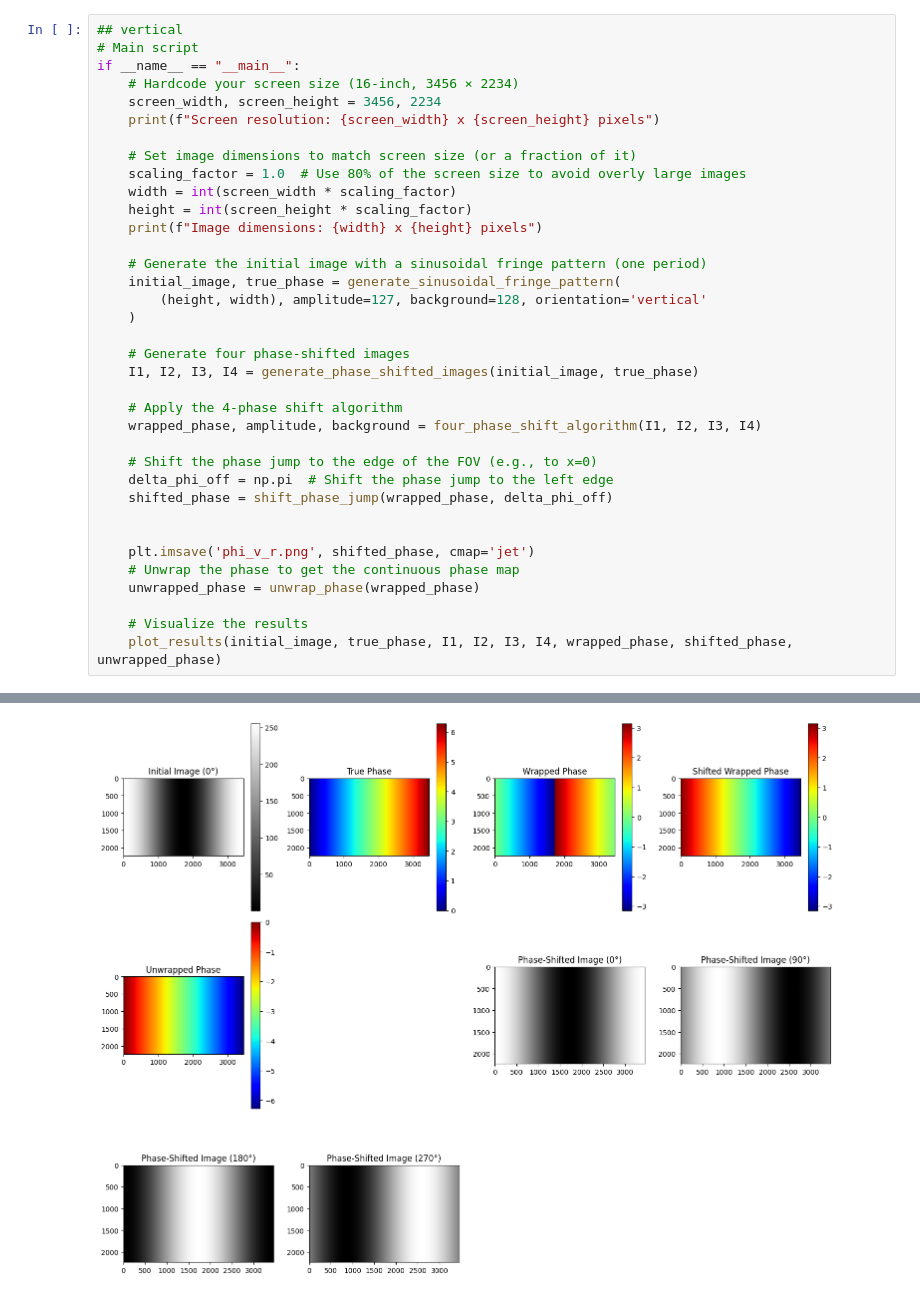
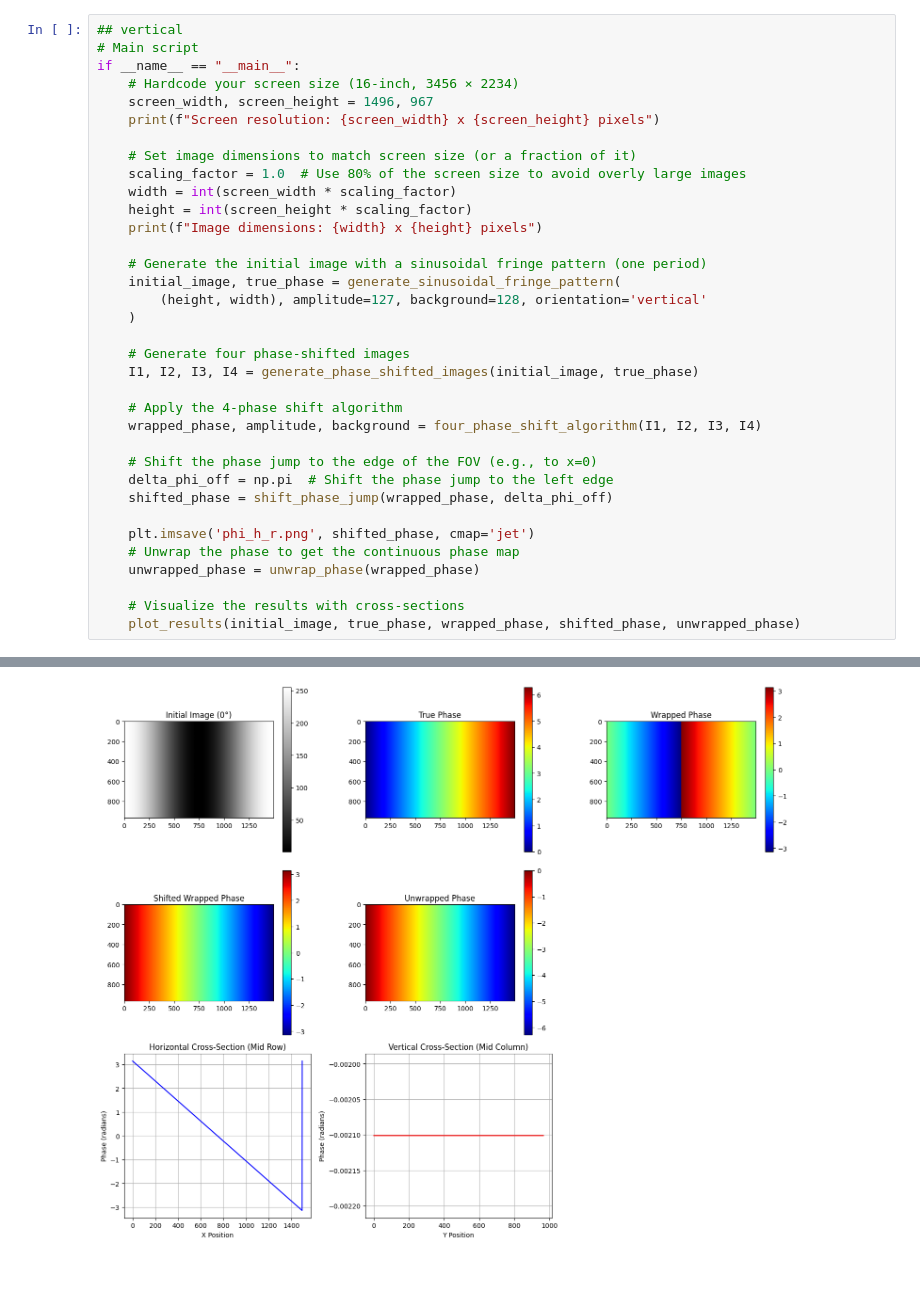
Before and after one commit to qiwen98/IntroToImagingScience, a Jupyter notebook: assignment_3/p2_calculation.ipynb, the cells around one changed output, grey strips where cells are left out. Drawn from its saved outputs; the diff is of its cells as text.

```diff
--- a/assignment_3/p2_calculation.ipynb
+++ b/assignment_3/p2_calculation.ipynb
@@ -187,7 +207,7 @@ Image dimensions: 3456 x 2234 pixels
 # Main script
 if __name__ == "__main__":
     # Hardcode your screen size (16-inch, 3456 × 2234)
-    screen_width, screen_height = 3456, 2234
+    screen_width, screen_height = 1496, 967
     print(f"Screen resolution: {screen_width} x {screen_height} pixels")
 
     # Set image dimensions to match screen size (or a fraction of it)
@@ -211,11 +231,10 @@ if __name__ == "__main__":
     delta_phi_off = np.pi  # Shift the phase jump to the left edge
     shifted_phase = shift_phase_jump(wrapped_phase, delta_phi_off)
 
-
-    plt.imsave('phi_v_r.png', shifted_phase, cmap='jet')
+    plt.imsave('phi_h_r.png', shifted_phase, cmap='jet')
     # Unwrap the phase to get the continuous phase map
     unwrapped_phase = unwrap_phase(wrapped_phase)
 
-    # Visualize the results
-    plot_results(initial_image, true_phase, I1, I2, I3, I4, wrapped_phase, shifted_phase, unwrapped_phase)
+    # Visualize the results with cross-sections
+    plot_results(initial_image, true_phase, wrapped_phase, shifted_phase, unwrapped_phase)
 # %% [output]
@@ -224 +243 @@ Image dimensions: 3456 x 2234 pixels
-[figure, old version]
+[figure, new version]
```
Also changed, not shown: parts of 2 cells of this notebook, 3 other files.
